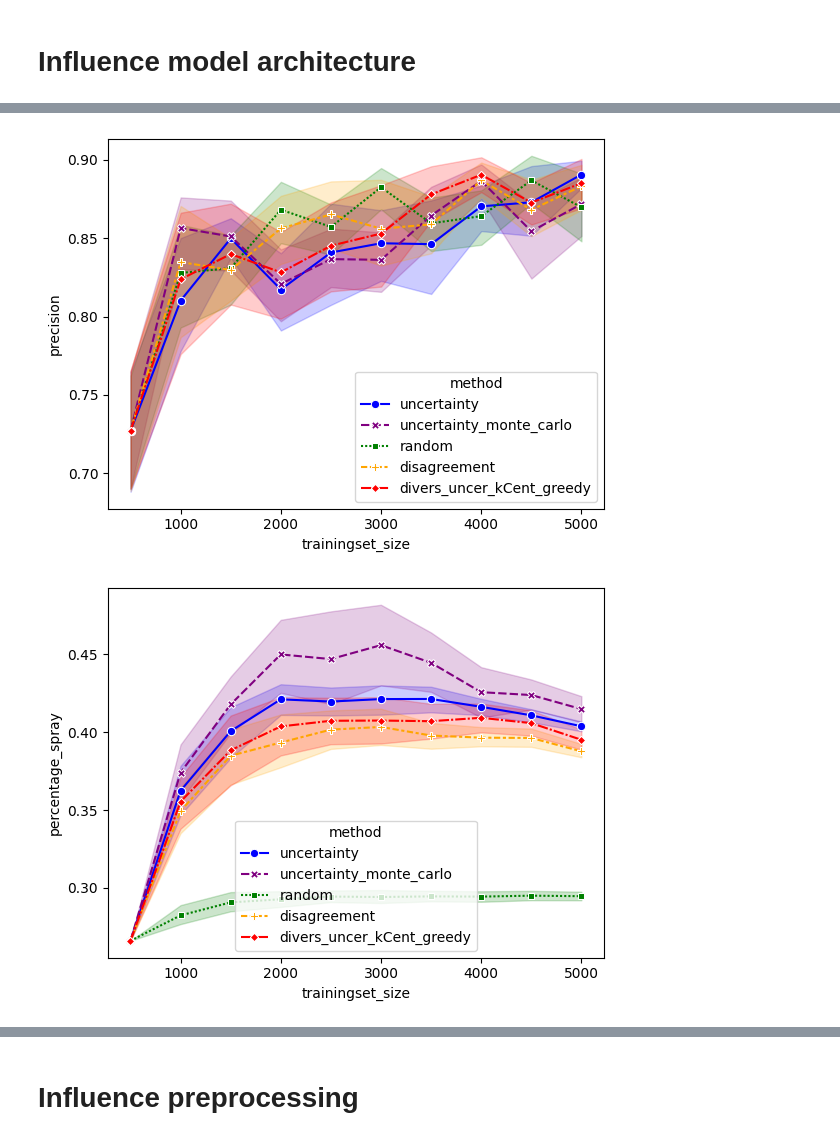
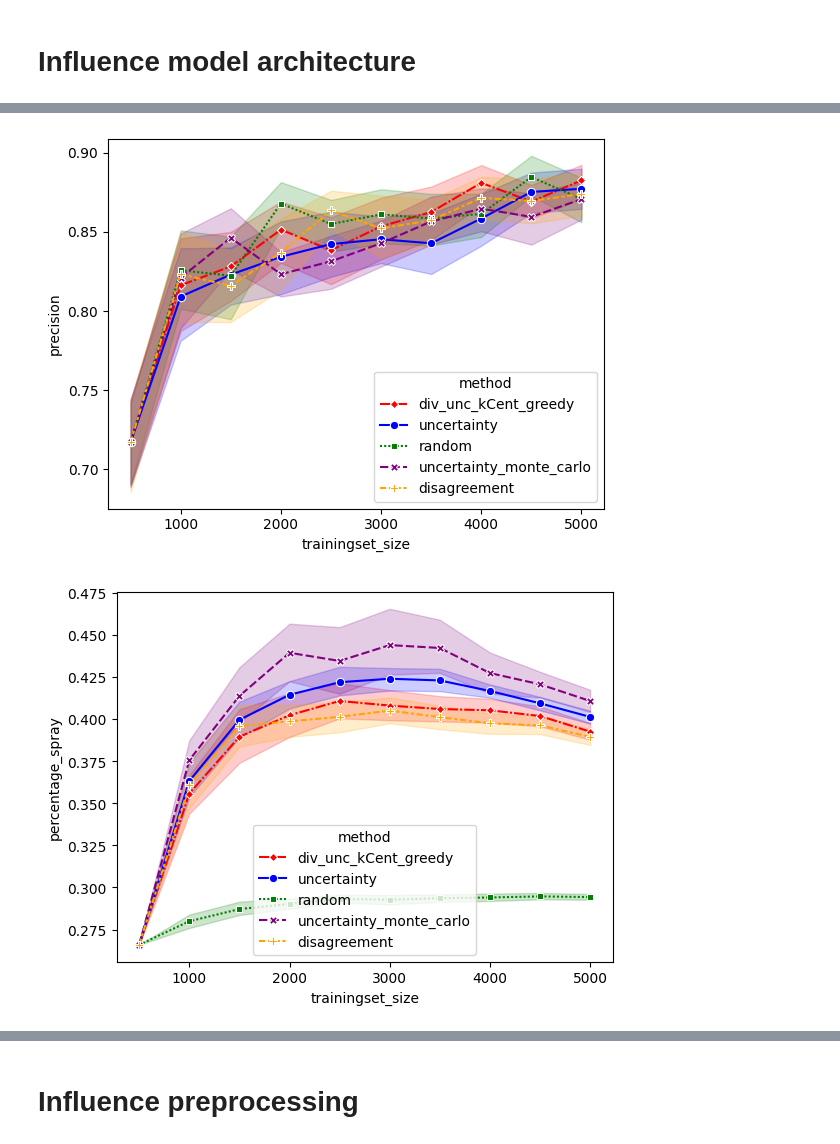
Before and after one commit to DrKush420/Thesis, a Jupyter notebook: res.ipynb, the cells around one changed output, grey strips where cells are left out. Drawn from its saved outputs; the diff is of its cells as text; code cells hidden in the pictures.

```diff
--- a/res.ipynb
+++ b/res.ipynb
@@ -17,7 +17,7 @@ all_files = os.listdir(logs_dir)
 csv_files = [file for file in all_files ]
 
 print(csv_files)
-csv_files=csv_files[1:3]
+csv_files=['_April06_13_56_06_.csv', '_April10_13_36_44_.csv','_May24_13_38_53_.csv']
 #csv_files=[csv_files[0],csv_files[-1]]
 print(csv_files)
 # %% [output]
@@ -57,30 +57,46 @@ print(df)
 # %%
 columns = [ 'test accuracy','recall','precision', 'trainingset_size', 'type', 'method','seed','percentage_spray']
 
-palette = {
-    'divers_uncer_kCent_greedy': 'red',
+
+linesyles = {
+    'div_unc_kCent_greedy': 'red',
     'uncertainty': 'blue',
     'random': 'green',
    'uncertainty_monte_carlo': 'purple',
    'disagreement': 'orange',
 
 }
-linesyles = {
-    'divers_uncer_kCent_greedy': 'red',
+desired_order = [
+    'div_unc_kCent_greedy',
+    'uncertainty',
+    'random',
+   'uncertainty_monte_carlo',
+   'disagreement',
+
+]
+palette = {
+    'div_unc_kCent_greedy': 'red',
     'uncertainty': 'blue',
     'random': 'green',
    'uncertainty_monte_carlo': 'purple',
    'disagreement': 'orange',
 
 }
+df['method'] = df['method'].replace('divers_uncer_kCent_greedy', 'div_unc_kCent_greedy')
+value_replacements = {
+    'div_unc_kCent_greedy': 'Uncertainty-Aware K-Center Greedy',
+    'uncertainty': 'Uncertainty',
+    'random': 'Random',
+   'uncertainty_monte_carlo': 'Monte Carlo Dropout',
+   'disagreement': 'Disagreement'
+}
 
-
-fig=sns.lineplot(data=df, x="trainingset_size", y="test accuracy", hue="method",palette=palette,style='method',markers=True)
+fig=sns.lineplot(data=df, x="trainingset_size", y="test accuracy", hue="method",palette=palette,style='method',markers=True,hue_order=desired_order)
 handles, labels = fig.get_legend_handles_labels()
 
 
 value_replacements = {
-    'div_unc_kCent_greedy': 'Uncertainty-Aware k-Centergreedy',
+    'div_unc_kCent_greedy': 'Uncertainty-Aware K-Center Greedy',
     'uncertainty': 'Uncertainty',
     'random': 'Random',
    'uncertainty_monte_carlo': 'Monte Carlo Dropout',
@@ -94,16 +110,16 @@ plt.xlabel('Trainingset size')
 plt.ylabel('Test Accuracy')
 plt.grid(True)
 plt.show()
-sns.lineplot(data=df, x="trainingset_size", y="recall", hue="method",palette=palette,style='method',markers=True)
+sns.lineplot(data=df, x="trainingset_size", y="recall", hue="method",palette=palette,style='method',markers=True,hue_order=desired_order)
 plt.show()
-sns.lineplot(data=df, x="trainingset_size", y="precision", hue="method",palette=palette,style='method',markers=True)
+sns.lineplot(data=df, x="trainingset_size", y="precision", hue="method",palette=palette,style='method',markers=True,hue_order=desired_order)
 plt.show()
-sns.lineplot(data=df, x="trainingset_size", y="percentage_spray", hue="method",palette=palette,style='method',markers=True)
+sns.lineplot(data=df, x="trainingset_size", y="percentage_spray", hue="method",palette=palette,style='method',markers=True,hue_order=desired_order)
 plt.show()
-for i in range(10):
+#for i in range(10):
 
-    sns.lineplot(data=df[df['seed'] == i], x="trainingset_size", y="test accuracy", hue="method",palette=palette)
-    plt.show()
+ #   sns.lineplot(data=df[df['seed'] == i], x="trainingset_size", y="test accuracy", hue="method",palette=palette)
+  #  plt.show()
 
 #sns.lineplot(data=df, x="trainingset_size", y="test accuracy", hue="method")
 #sns.lineplot(data=sns.lineplot(data=df[''], x="trainingset_size", y="test accuracy", hue="method")
@@ -113,2 +129,2 @@ for i in range(10):
-[figure, old version]
+[figure, new version]
-[figure, old version]
+[figure, new version]
```
Also changed, not shown: parts of 6 cells of this notebook, 9 other files.
